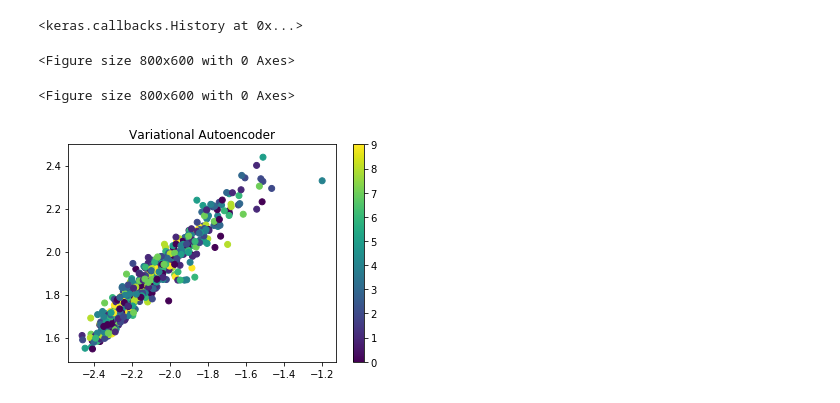
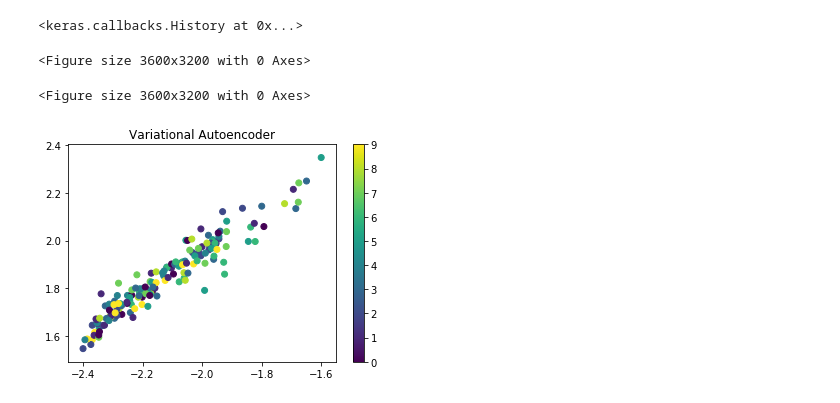
Before and after one commit to rockey1006/Variational-Autoencoders, a Jupyter notebook: Extract_LDFfeatures_with_Resnet+VAE.ipynb, the cells around one changed output. Saved outputs shown, nothing was run; the diff lists cells and outputs as text; code cells hidden in the pictures.

```diff
--- a/Extract_LDFfeatures_with_Resnet+VAE.ipynb
+++ b/Extract_LDFfeatures_with_Resnet+VAE.ipynb
@@ -268,16 +268,16 @@ Epoch 50/50
 # %%
 encoder = Model(x, z_mean)
 # display a 2D plot of the digit classes in the latent space
-x_test_encoded = encoder.predict(x_train, batch_size=batch_size)
+x_test_encoded = encoder.predict(x_test, batch_size=batch_size)
 # %%
-plt.figure(figsize=(8, 6), dpi=100)#Create a new figure.
+plt.figure(figsize=(18, 16), dpi=200)#Create a new figure.
 # %% [output]
-<Figure size 800x600 with 0 Axes>
+<Figure size 3600x3200 with 0 Axes>
-<Figure size 800x600 with 0 Axes>
+<Figure size 3600x3200 with 0 Axes>
 # %%
-plt.scatter(x_test_encoded[:, 0], x_test_encoded[:, 1],c=y_train)
+plt.scatter(x_test_encoded[:, 0], x_test_encoded[:, 1],c=y_test)
 plt.title('Variational Autoencoder')
 plt.colorbar()
 plt.show()
 # %% [output]
-[figure, old version]
+[figure, new version]
```
